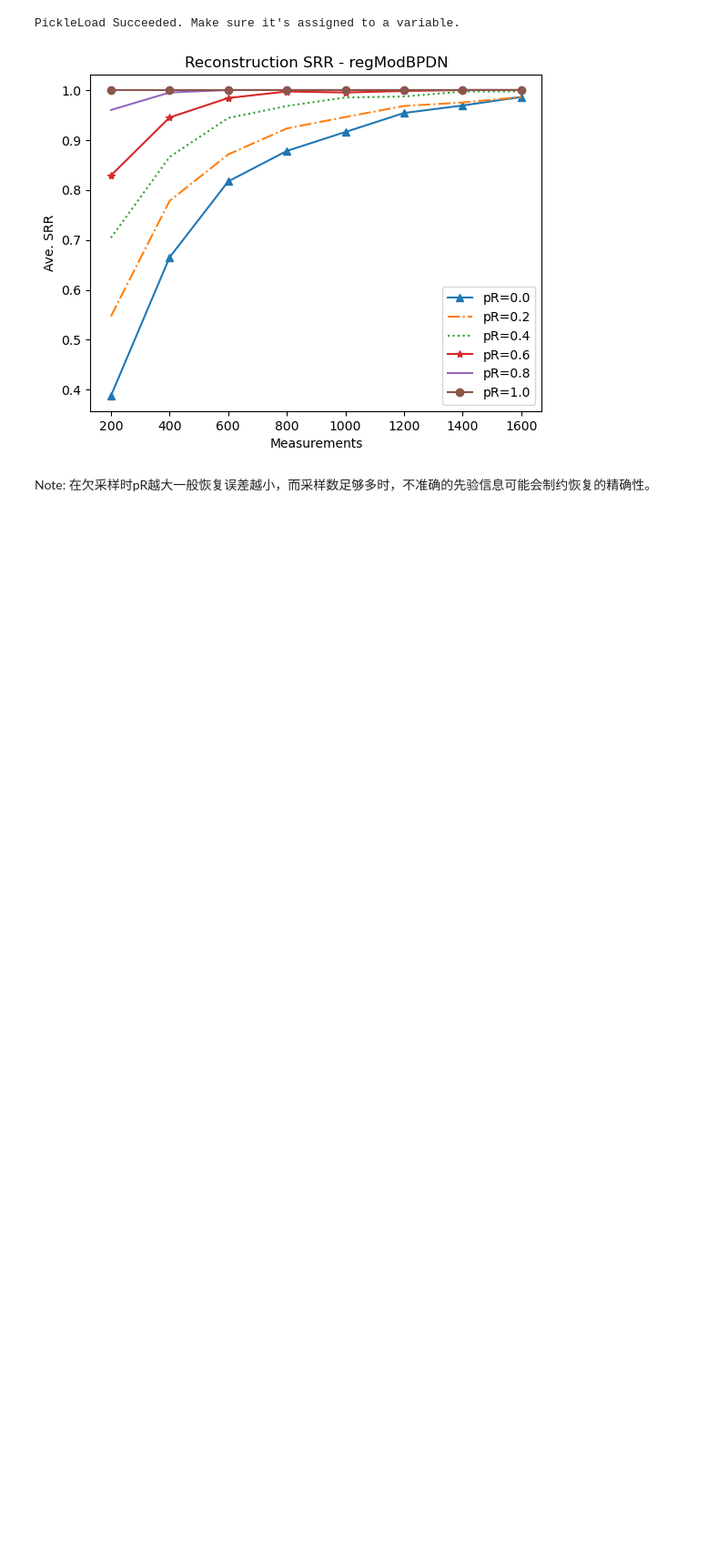
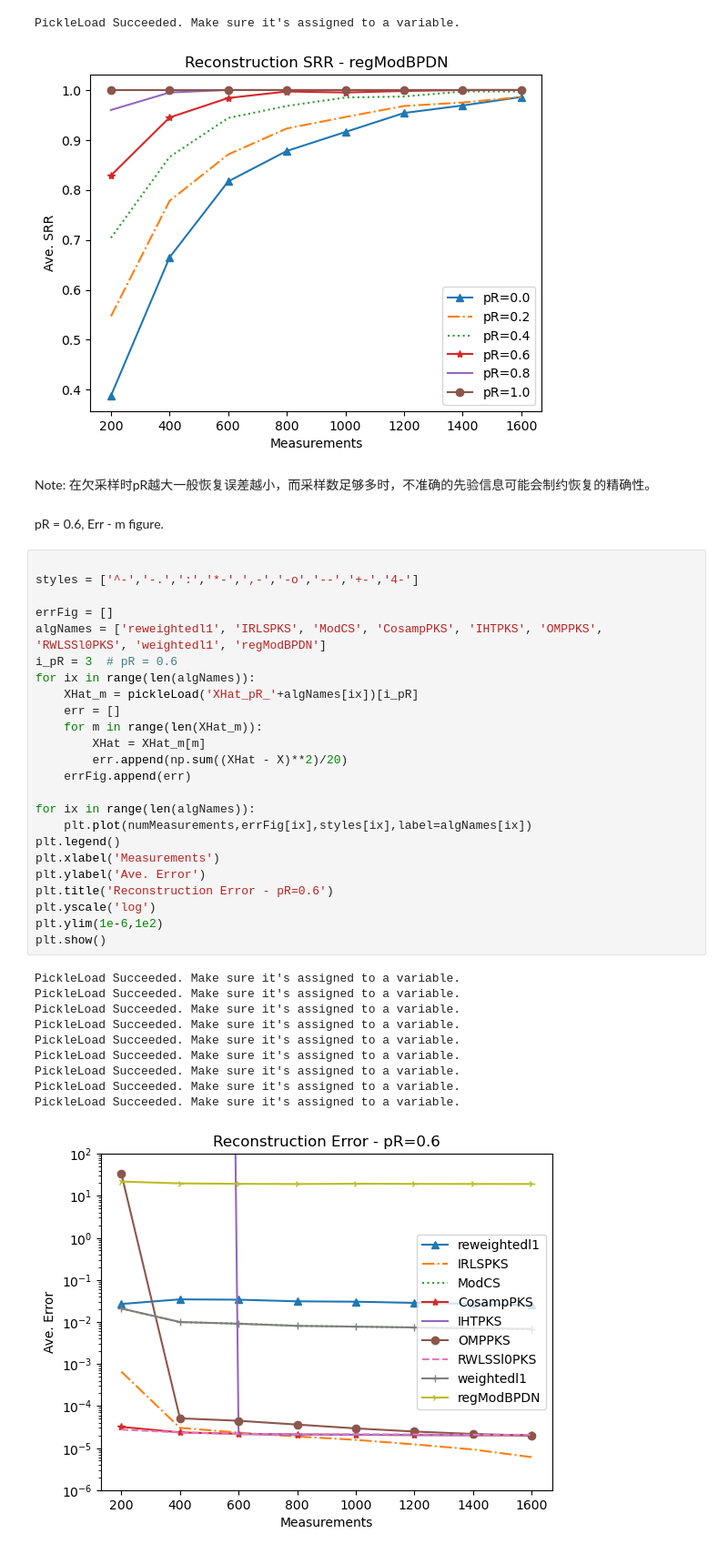
Before and after one commit to LIU-Xnd/CompressiveSensing, a Jupyter notebook: Test.ipynb, the cells around one changed output. Shown at 91% size. Saved outputs shown, nothing was run; the diff lists cells and outputs as text; blank space fills up the shorter version.

Commit message:
pR=0.6 figure.

```diff
--- a/Test.ipynb
+++ b/Test.ipynb
@@ -545,3 +545,40 @@ PickleLoad Succeeded. Make sure it's assigned to a variable.
 [figure]
 # %% [markdown]
 Note: 在欠采样时pR越大一般恢复误差越小，而采样数足够多时，不准确的先验信息可能会制约恢复的精确性。
+# %% [markdown]
+pR = 0.6, Err - m figure.
+# %%
+
+styles = ['^-','-.',':','*-',',-','-o','--','+-','4-']
+
+errFig = []
+algNames = ['reweightedl1', 'IRLSPKS', 'ModCS', 'CosampPKS', 'IHTPKS', 'OMPPKS', 'RWLSSl0PKS', 'weightedl1', 'regModBPDN']
+i_pR = 3  # pR = 0.6
+for ix in range(len(algNames)):
+    XHat_m = pickleLoad('XHat_pR_'+algNames[ix])[i_pR]
+    err = []
+    for m in range(len(XHat_m)):
+        XHat = XHat_m[m]
+        err.append(np.sum((XHat - X)**2)/20)
+    errFig.append(err)
+
+for ix in range(len(algNames)):
+    plt.plot(numMeasurements,errFig[ix],styles[ix],label=algNames[ix])
+plt.legend()
+plt.xlabel('Measurements')
+plt.ylabel('Ave. Error')
+plt.title('Reconstruction Error - pR=0.6')
+plt.yscale('log')
+plt.ylim(1e-6,1e2)
+plt.show()
+# %% [output]
+PickleLoad Succeeded. Make sure it's assigned to a variable.
+PickleLoad Succeeded. Make sure it's assigned to a variable.
+PickleLoad Succeeded. Make sure it's assigned to a variable.
+PickleLoad Succeeded. Make sure it's assigned to a variable.
+PickleLoad Succeeded. Make sure it's assigned to a variable.
+PickleLoad Succeeded. Make sure it's assigned to a variable.
+PickleLoad Succeeded. Make sure it's assigned to a variable.
+PickleLoad Succeeded. Make sure it's assigned to a variable.
+PickleLoad Succeeded. Make sure it's assigned to a variable.
+[figure, added]
```
Also changed, not shown: parts of 2 cells of this notebook.
